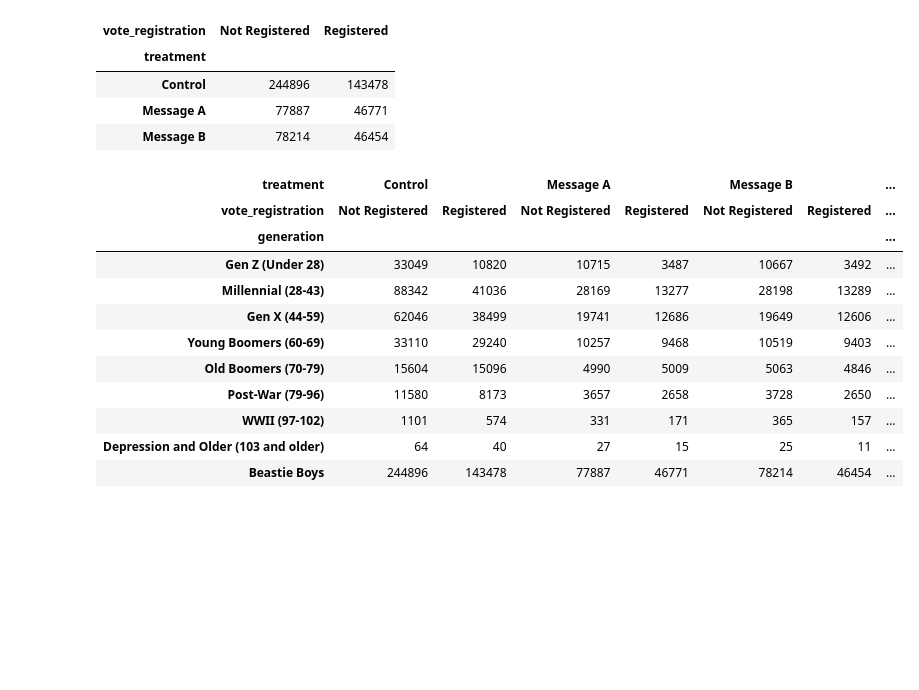
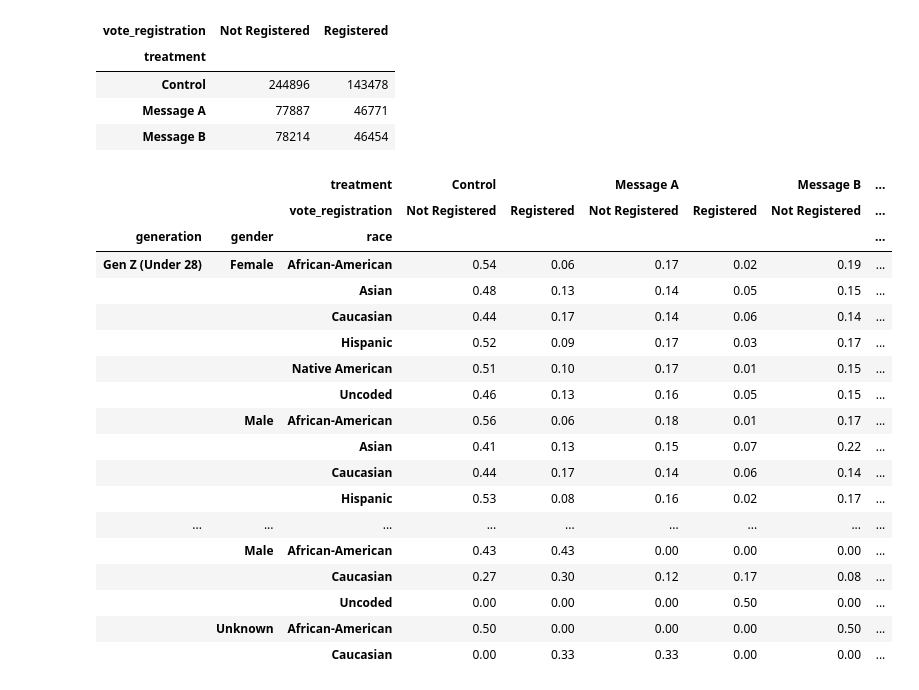
Before and after one commit to dheerajchand/tic_test, a Jupyter notebook: tmc_test_scatchpad.ipynb, the cells around one changed output. Saved outputs shown, nothing was run; the diff lists cells and outputs as text; code cells hidden in the pictures; blank space fills up the shorter version.

```diff
--- a/tmc_test_scatchpad.ipynb
+++ b/tmc_test_scatchpad.ipynb
@@ -114,24 +115,41 @@ pd.crosstab(working_copy_df['treatment'], working_copy_df['vote_registration'])
 | Message A | 77887 | 46771 |
 | Message B | 78214 | 46454 |
 # %%
-table = pd.crosstab(
-    working_copy_df['generation'],
+count_table = pd.crosstab(
+    [working_copy_df['generation'],working_copy_df['gender'], working_copy_df['race']], # rows
     [working_copy_df.treatment, working_copy_df.vote_registration], #columns
     margins=True, # give subtotals
-    margins_name = "Beastie Boys"
+    margins_name = "Subs",
+)
 
+perc_table = pd.crosstab(
+    [working_copy_df['generation'],working_copy_df['gender'], working_copy_df['race']], # rows
+    [working_copy_df.treatment, working_copy_df.vote_registration], #columns
+    #margins=True, # give subtotals
+    #margins_name = "Subs",
+    normalize = "index"
 )
-display(table)
+
+
+analysis_table = pd.concat([count_table, perc_table], keys=['Count', 'Percentage'])
+display(perc_table)
 # %% [output]
-| treatment | Control |  | Message A |  | Message B |  | ... |
-| vote_registration | Not Registered | Registered | Not Registered | Registered | Not Registered | Registered | ... |
-| generation |  |  |  |  |  |  | ... |
-| Gen Z (Under 28) | 33049 | 10820 | 10715 | 3487 | 10667 | 3492 | ... |
-| Millennial (28-43) | 88342 | 41036 | 28169 | 13277 | 28198 | 13289 | ... |
-| Gen X (44-59) | 62046 | 38499 | 19741 | 12686 | 19649 | 12606 | ... |
-| Young Boomers (60-69) | 33110 | 29240 | 10257 | 9468 | 10519 | 9403 | ... |
-| Old Boomers (70-79) | 15604 | 15096 | 4990 | 5009 | 5063 | 4846 | ... |
-| Post-War (79-96) | 11580 | 8173 | 3657 | 2658 | 3728 | 2650 | ... |
-| WWII (97-102) | 1101 | 574 | 331 | 171 | 365 | 157 | ... |
-| Depression and Older (103 and older) | 64 | 40 | 27 | 15 | 25 | 11 | ... |
-| Beastie Boys | 244896 | 143478 | 77887 | 46771 | 78214 | 46454 | ... |
+|  |  | treatment | Control |  | Message A |  | Message B | ... |
+|  |  | vote_registration | Not Registered | Registered | Not Registered | Registered | Not Registered | ... |
+| generation | gender | race |  |  |  |  |  | ... |
+| Gen Z (Under 28) | Female | African-American | 0.54 | 0.06 | 0.17 | 0.02 | 0.19 | ... |
+|  |  | Asian | 0.48 | 0.13 | 0.14 | 0.05 | 0.15 | ... |
+|  |  | Caucasian | 0.44 | 0.17 | 0.14 | 0.06 | 0.14 | ... |
+|  |  | Hispanic | 0.52 | 0.09 | 0.17 | 0.03 | 0.17 | ... |
+|  |  | Native American | 0.51 | 0.10 | 0.17 | 0.01 | 0.15 | ... |
+|  |  | Uncoded | 0.46 | 0.13 | 0.16 | 0.05 | 0.15 | ... |
+|  | Male | African-American | 0.56 | 0.06 | 0.18 | 0.01 | 0.17 | ... |
+|  |  | Asian | 0.41 | 0.13 | 0.15 | 0.07 | 0.22 | ... |
+|  |  | Caucasian | 0.44 | 0.17 | 0.14 | 0.06 | 0.14 | ... |
+|  |  | Hispanic | 0.53 | 0.08 | 0.16 | 0.02 | 0.17 | ... |
+| ... | ... | ... | ... | ... | ... | ... | ... | ... |
+|  | Male | African-American | 0.43 | 0.43 | 0.00 | 0.00 | 0.00 | ... |
+|  |  | Caucasian | 0.27 | 0.30 | 0.12 | 0.17 | 0.08 | ... |
+|  |  | Uncoded | 0.00 | 0.00 | 0.00 | 0.50 | 0.00 | ... |
+|  | Unknown | African-American | 0.50 | 0.00 | 0.00 | 0.00 | 0.50 | ... |
+|  |  | Caucasian | 0.00 | 0.33 | 0.33 | 0.00 | 0.00 | ... |
```
Also changed, not shown: parts of 1 cell of this notebook.
